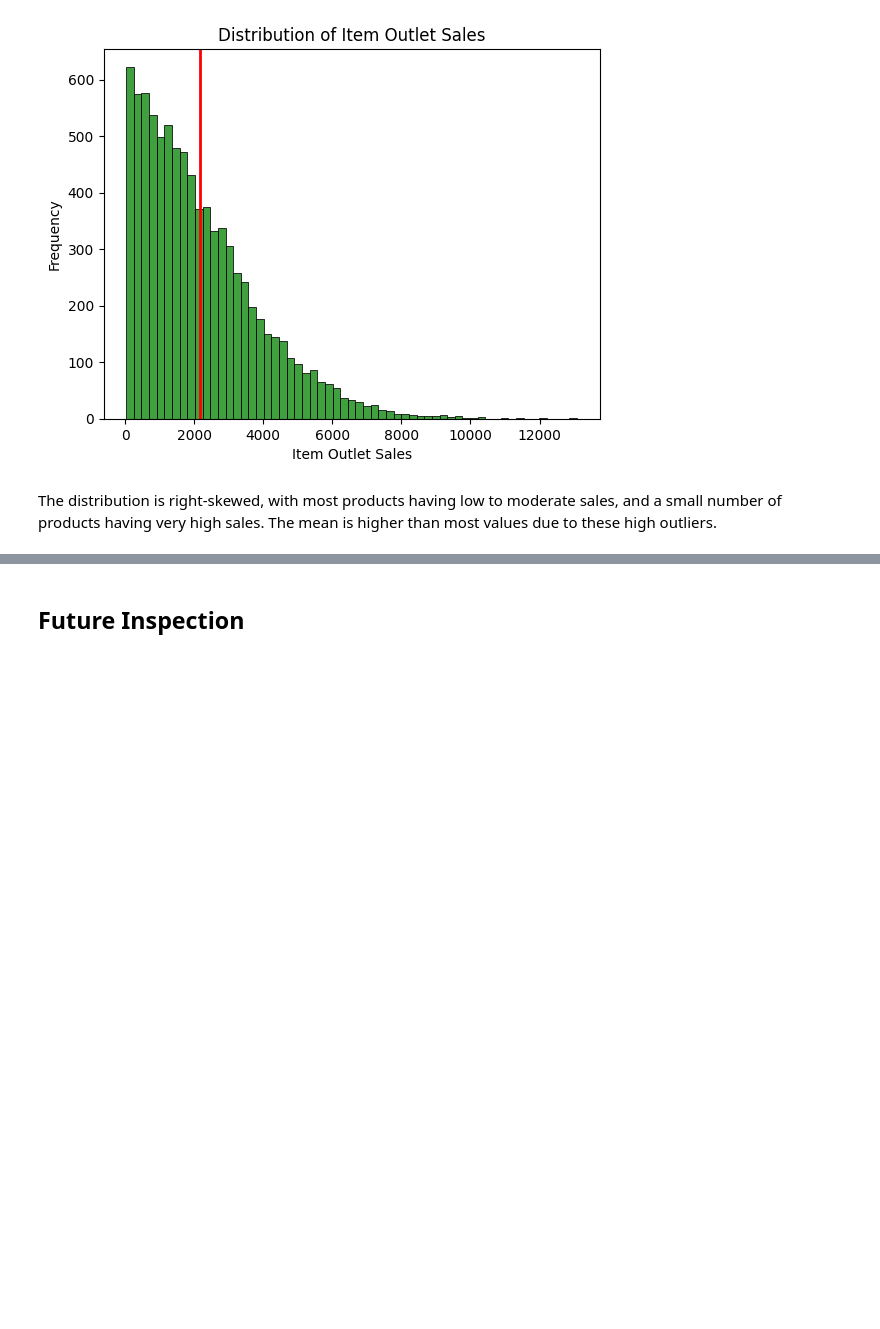
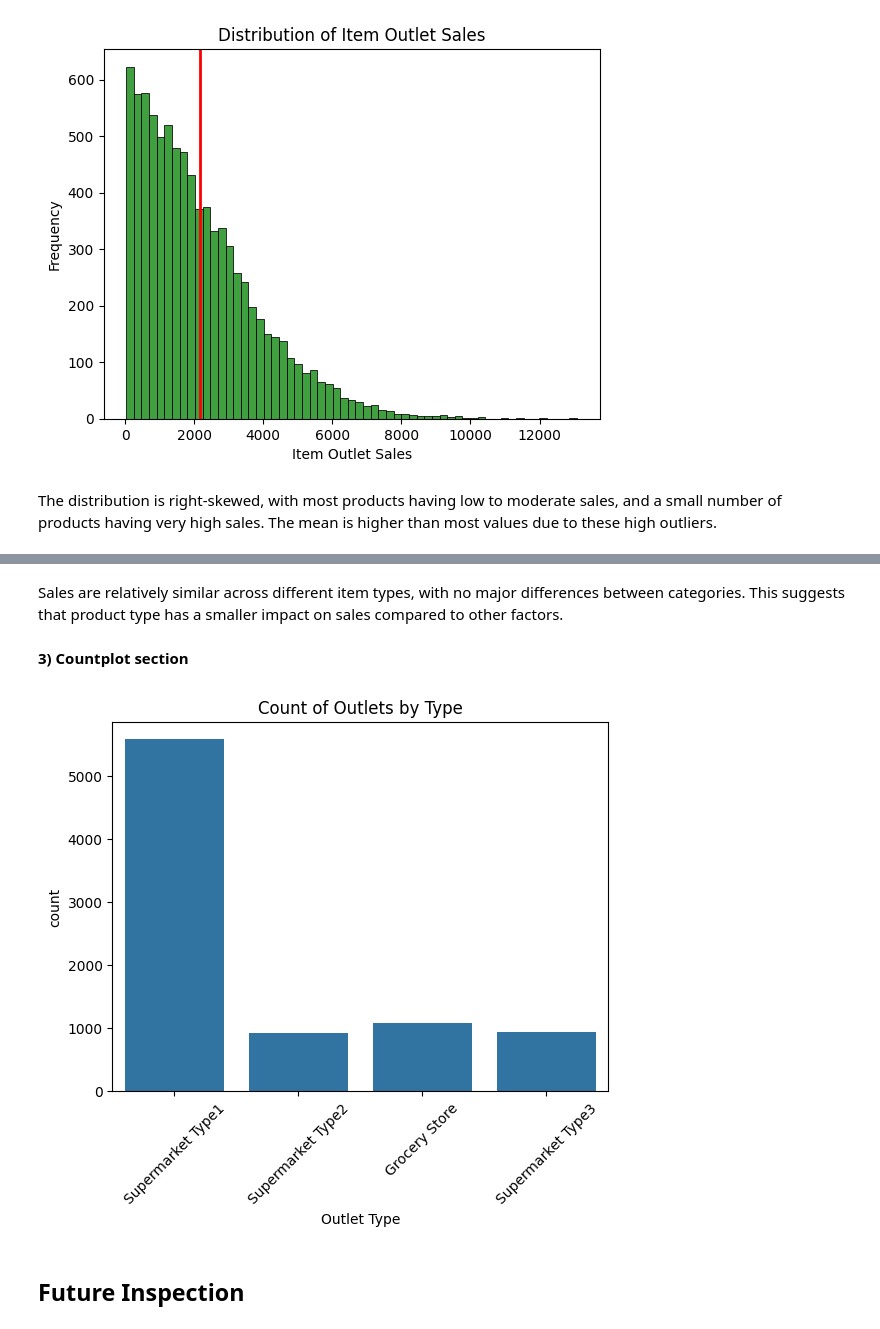
Before and after one commit to ayatayoub20/Prediction-of-Product-Sales, a Jupyter notebook: Prediction_of_Product_Sales.ipynb, the cells around one changed output, grey strips where cells are left out. Cells and saved outputs as stored; diff of their text form; code cells hidden in the pictures; blank space fills up the shorter version.

```diff
--- a/Prediction_of_Product_Sales.ipynb
+++ b/Prediction_of_Product_Sales.ipynb
@@ -164,0 +193,11 @@ ax = sns.histplot(data=df,x='Item_MRP',color='green')
+# %% [markdown]
+Sales are relatively similar across different item types, with no major differences between categories. This suggests that product type has a smaller impact on sales compared to other factors.
+# %% [markdown]
+**3) Countplot section**
+# %%
+ax = sns.countplot(data=df, x='Outlet_Type');
+ax.set_xticklabels(ax.get_xticklabels(),rotation=45);
+ax.set_title('Count of Outlets by Type');
+ax.set_xlabel('Outlet Type');
+# %% [output]
+[figure, added]
```
Also changed, not shown: parts of 10 cells of this notebook.
